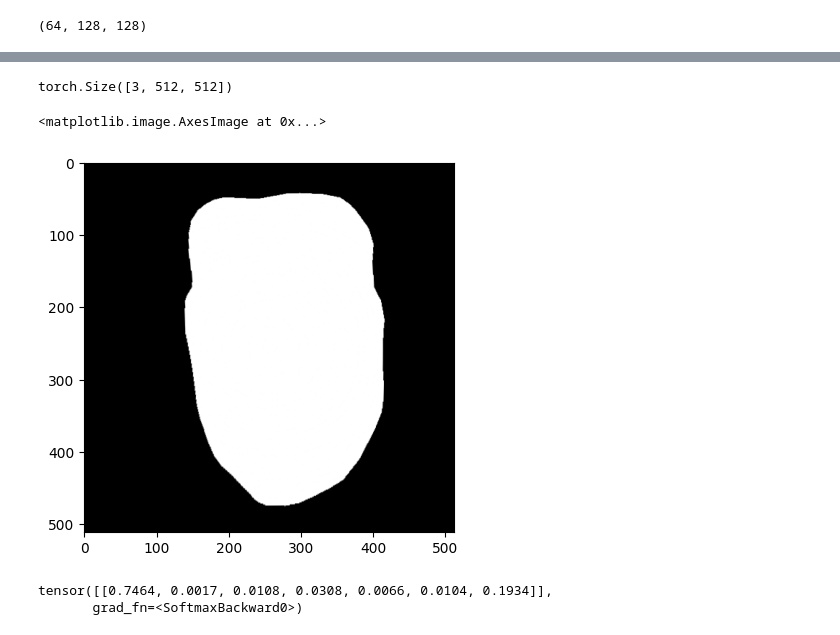
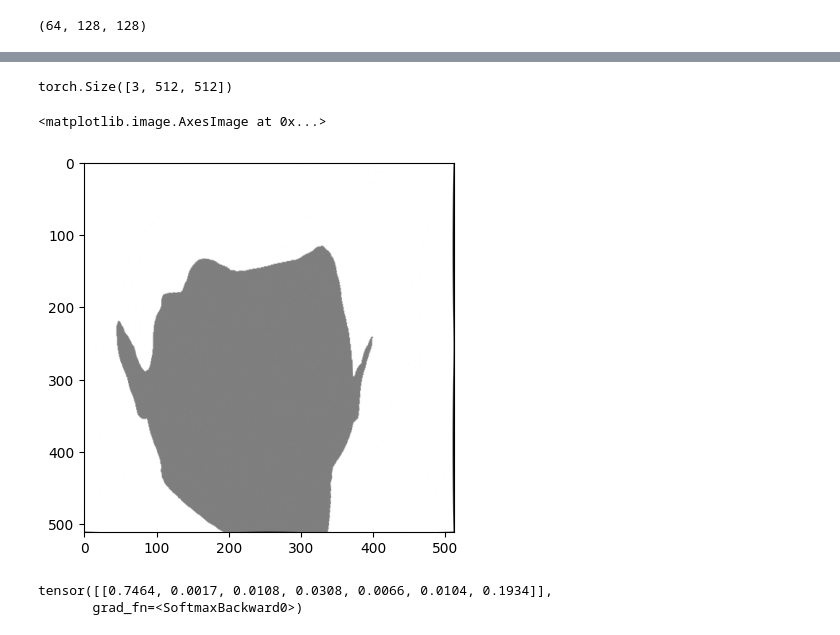
Before and after one commit to Sanoojan/Paint_for_swap, a Jupyter notebook: analyse.ipynb, the cells around one changed output, grey strips where cells are left out. Saved outputs shown, nothing was run; the diff lists cells and outputs as text; code cells hidden in the pictures.

```diff
--- a/analyse.ipynb
+++ b/analyse.ipynb
@@ -219,7 +219,7 @@ import cv2
 import matplotlib.pyplot as plt
 
 # Load the image
-image_path = 'results_grad/Guided_Test_segmentation/samples/000000000004_GT.png'  # Replace with the actual image path
+image_path = 'intermediate_renact/results_2/28056.jpg'  # Replace with the actual image path
 image = cv2.imread(image_path)
 image = cv2.resize(image, (512, 512))
 # Initialize the face detector and the landmark predictor
@@ -243,7 +243,7 @@ for face in faces:
         x, y = landmark.x, landmark.y
         # print(i, x, y)
         cv2.circle(image, (x, y), 2, (0, 255, 255), -1)  # Draw a small red circle on the image
-        # cv2.putText(image, str(i), (x, y), cv2.FONT_HERSHEY_SIMPLEX, 0.5, (255, 0, 0), 1, cv2.LINE_AA)  # Put a number label on each landmark
+        cv2.putText(image, str(i), (x, y), cv2.FONT_HERSHEY_SIMPLEX, 0.5, (255, 0, 0), 1, cv2.LINE_AA)  # Put a number label on each landmark
 
 # Display the image with landmarks
 plt.imshow(cv2.cvtColor(image, cv2.COLOR_BGR2RGB))
@@ -484,36 +690,36 @@ def decow(img):
     awt_img = torch.grid_sampler_2d(img, warped_grid_b, 0, 0, False)
     return awt_img
 
 
 
-
-image_path = 'dataset/FaceData/CelebAMask-HQ/CelebA-HQ-mask/2/05998_skin.png'
+# Orig_image_path=""
+image_path = 'examples/FaceSwap_10/Image_extraction/results/0/000000000000_mask.png'
 image = Image.open(image_path)
 
 
 transform = transforms.Compose([
     # transforms.Resize((224, 224)),  #
     transforms.ToTensor(),  #
 ])
 
 tensor = transform(image)
 mask = tensor.unsqueeze(0)  #
 
 
 print(tensor.shape)
 
 
 mask = decow(mask.cuda())
 tensor_to_image = transforms.ToPILImage()
-image = tensor_to_image(mask.cpu().squeeze())
+mask = tensor_to_image(mask.cpu().squeeze())
 #
 
-image.save('face-aug.png')
+mask.save('face-aug.png')
 
 # display image
 import matplotlib.pyplot as plt
-plt.imshow(image)
+plt.imshow(mask)
 # %% [output]
 torch.Size([3, 512, 512])
 <matplotlib.image.AxesImage at 0x...>
-[figure, old version]
+[figure, new version]
```
Also changed, not shown: parts of 8 cells of this notebook, 29 other files.
